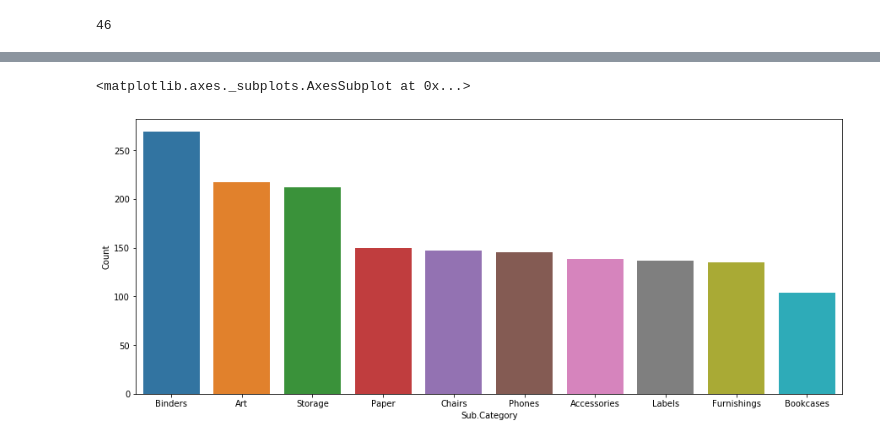
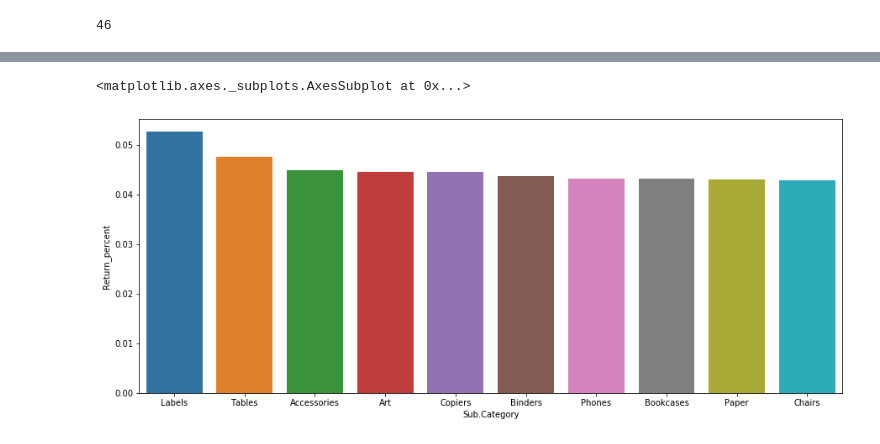
Before and after one commit to ChungHHuang/ML_Lab, a Jupyter notebook: CHHuang/ML_lab_week1.ipynb, the cells around one changed output, grey strips where cells are left out. Saved outputs shown, nothing was run; the diff lists cells and outputs as text; code cells hidden in the pictures.

```diff
--- a/CHHuang/ML_lab_week1.ipynb
+++ b/CHHuang/ML_lab_week1.ipynb
@@ -12,6 +13,7 @@ Returns = pd.read_csv('data/Returns.csv')
 Returns=Returns.rename(columns = {'Order ID':'Order.ID'})
 Orders = pd.merge(Orders, Returns,how='outer',on='Order.ID')
 Orders.Returned = Orders.Returned.replace(np.nan,'No')
+Orders.Returned = Orders.Returned.map(lambda x:1 if x=='Yes' else 0)
 # Convert to date type
 Orders['Order.Date'] = pd.to_datetime(Orders['Order.Date'])
 Orders['Ship.Date'] = pd.to_datetime(Orders['Ship.Date'])
@@ -209,13 +213,14 @@ sns.barplot(x='Order.Region',y= 'Count', data=Prob3_3.head(10))
 # %%
 #'Sub.Category'
-Prob3_4 = Orders[Orders.Returned=='Yes'].groupby(['Sub.Category']).agg({'Row.ID':'count'})
+Prob3_4 = Orders.groupby(['Sub.Category']).agg({'Row.ID':'count','Returned':'sum'})
 Prob3_4 = Prob3_4.rename(columns = {'Row.ID':'Count'})
-Prob3_4 = Prob3_4.sort_values('Count',ascending=False)
+Prob3_4['Return_percent'] = Prob3_4.Returned/Prob3_4['Count']
+Prob3_4 = Prob3_4.sort_values('Return_percent',ascending=False)
 Prob3_4 = Prob3_4.reset_index()
 # %%
 plt.figure(figsize=(15,6))
-sns.barplot(x='Sub.Category',y= 'Count', data=Prob3_4.head(10))
+sns.barplot(x='Sub.Category',y= 'Return_percent', data=Prob3_4.head(10))
 # The plot below shows the top 10 categories that are more likely to be returned
 # %% [output]
 <matplotlib.axes._subplots.AxesSubplot at 0x...>
-[figure, old version]
+[figure, new version]
```
Also changed, not shown: parts of 31 cells of this notebook, 1 other file.
